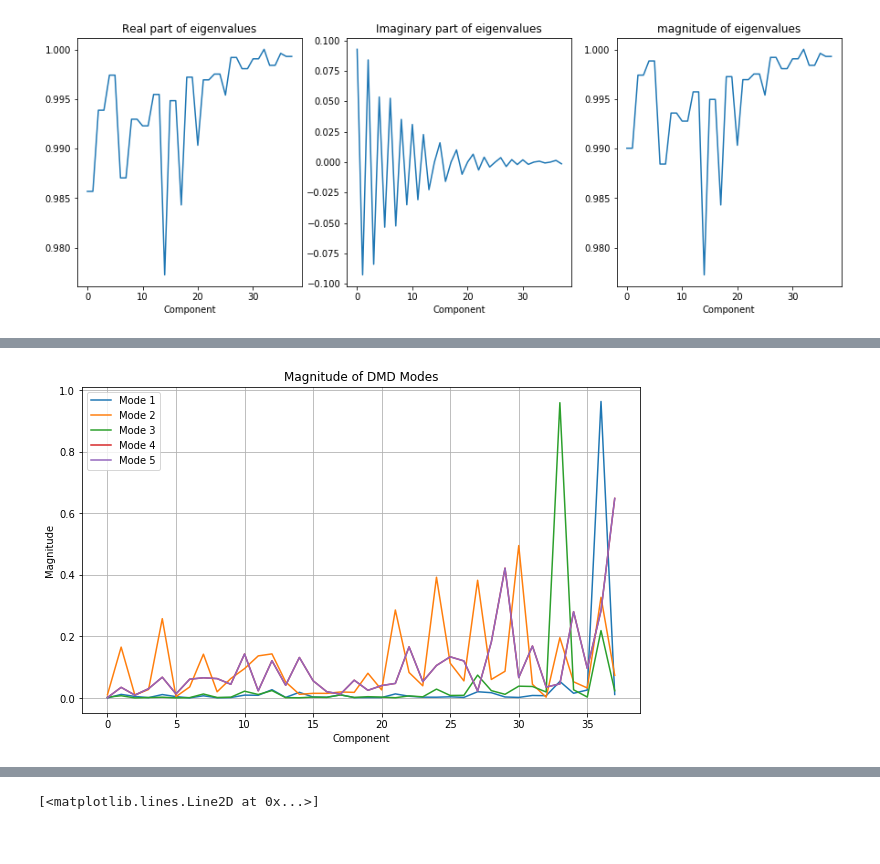
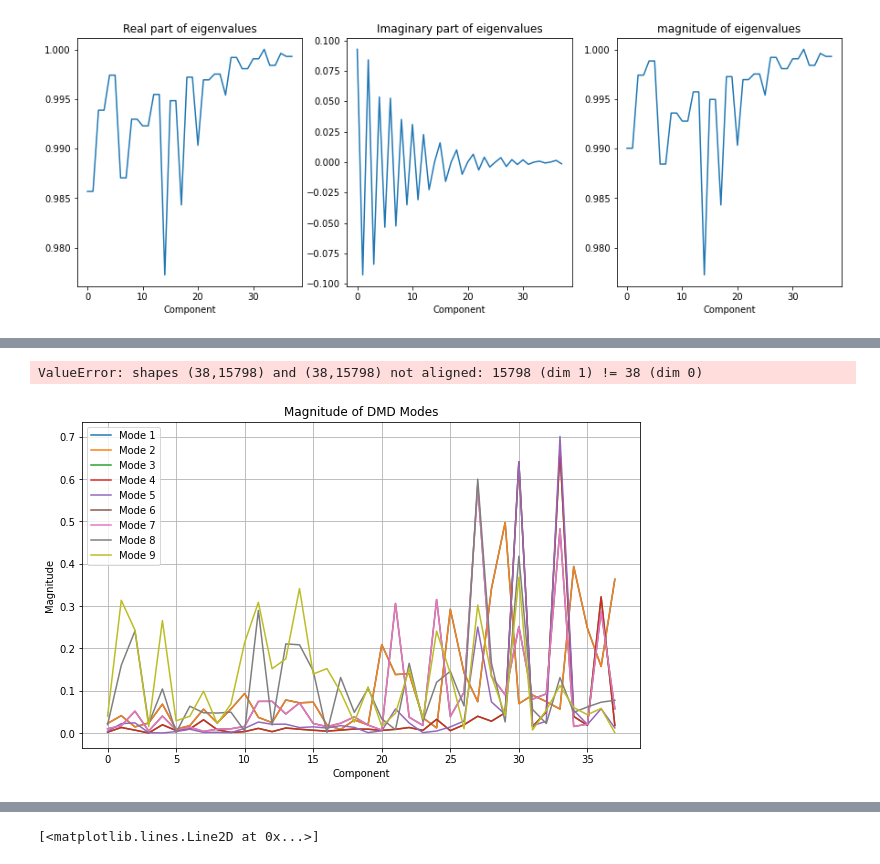
Before and after one commit to 11hoda11/fusion, a Jupyter notebook: DMD.ipynb, the cells around one changed output, grey strips where cells are left out. Cells and saved outputs as stored; diff of their text form; code cells hidden in the pictures.

Commit message:
tried to find the number of selected mode

```diff
--- a/DMD.ipynb
+++ b/DMD.ipynb
@@ -165,15 +251,70 @@ pd.DataFrame(DMD_modes)
+# %%
+import numpy as np
+
+def DMD(X, **varin):
+    # Input parsing
+    dt = varin.get('dt', 1)
+    r = varin.get('r', 1e32)
+    nstacks = varin.get('nstacks', 1)
+
+    # Stacking the data matrix
+    if nstacks > 1:
+        Xaug = np.concatenate([X[:, st:X.shape[1] - nstacks + st] for st in range(1, nstacks + 1)], axis=0)
+        X1 = Xaug.iloc[:, :-1]
+        X2 = Xaug.iloc[:, 1:]
+    else:
+        X1 = X.iloc[:, :-1]
+        X2 = X.iloc[:, 1:]
+    m = X1.shape[1]
+
+    # DMD
+    U, S, V = np.linalg.svd(X1, full_matrices=False)
+    if r >= U.shape[1]:
+        r = U.shape[1]
+
+    if r >= U.shape[1]:  # no rank truncation
+        Atilde = np.dot(np.dot(U.T, X2), V) / S
+        W, D = np.linalg.eig(Atilde)
+        Phi = np.dot(np.dot(X2, V) / S, W)
+    else:  # truncate modes
+        U_r = U[:, :r]
+        S_r = np.diag(S[:r])
+        V_r = V[:, :r]
+        Atilde = np.dot(np.dot(U_r.T, X2), V_r) / S_r
+        W_r, D = np.linalg.eig(Atilde)
+        Phi = np.dot(np.dot(X2, V_r) / S_r, W_r)
+
+    lambda_vals = np.diag(D)
+    omega = np.log(lambda_vals) / dt
+
+    # Compute DMD mode amplitudes
+    x1 = X1[:, 0]
+    b = np.linalg.lstsq(Phi, x1, rcond=None)[0]
+
+    # DMD reconstructions
+    time_dynamics = np.zeros((r, m))
+    t = np.arange(1, m+1) / dt
+    for iter in range(m):
+        time_dynamics[:, iter] = b * np.exp(omega * t[iter])
+
+    Xdmd = np.dot(Phi, time_dynamics)
+
+    return Phi, omega, lambda_vals, b, Xdmd
+reconstructed_data=DMD(X)
+# %% [output]
+ValueError: shapes (38,15798) and (38,15798) not aligned: 15798 (dim 1) != 38 (dim 0)
 # %%
 # DMD_modes is a matrix where each column represents a mode
 
 # Plot magnitude of DMD modes
 plt.figure(figsize=(10, 6))
-for i in range(DMD_modes.shape[1]):
-    plt.plot(np.abs(DMD_modes[:, i]), label=f'Mode {i + 1}')
+for i in range(DMD_modes_r.shape[1]):
+    plt.plot(np.abs(DMD_modes_r[:, i]), label=f'Mode {i + 1}')
 plt.xlabel('Component')
 plt.ylabel('Magnitude')
 plt.title('Magnitude of DMD Modes')
 plt.legend()
 plt.grid()
 plt.show()
 # %% [output]
-[figure, old version]
+[figure, new version]
```
Also changed, not shown: parts of 8 cells of this notebook.
